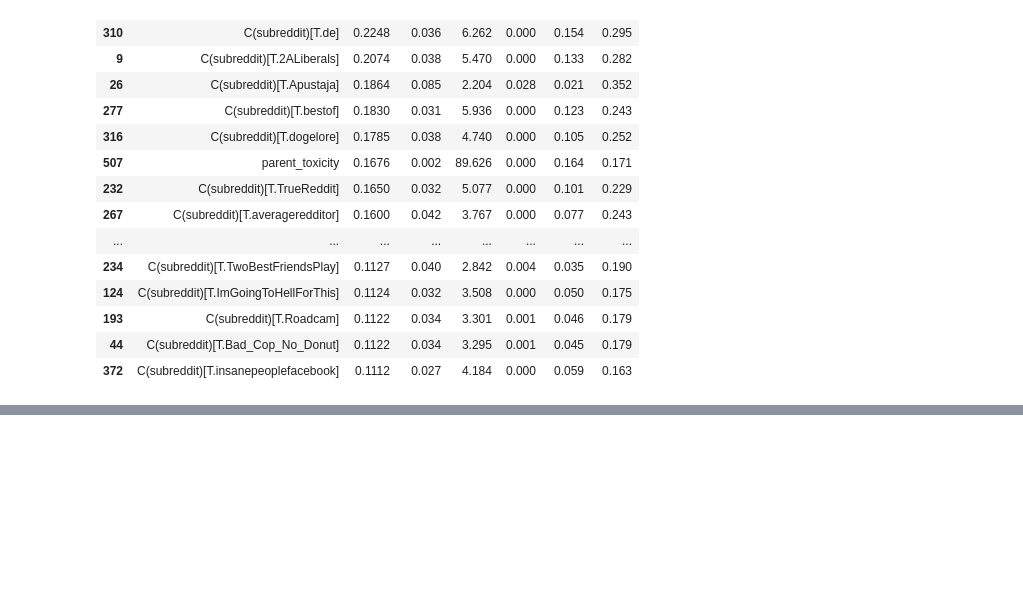
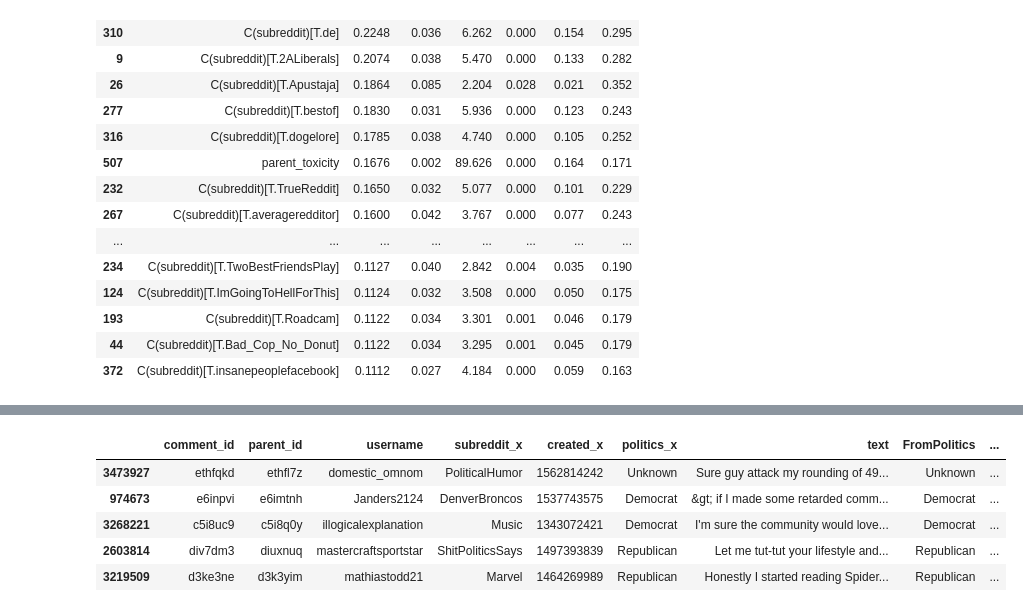
Before and after one commit to davidjurgens/reddit-political-affiliation, a Jupyter notebook: src/features/interactions/Untitled.ipynb, the cells around one changed output, grey strips where cells are left out. Saved outputs shown, nothing was run; the diff lists cells and outputs as text; code cells hidden in the pictures; blank space fills up the shorter version.

```diff
--- a/src/features/interactions/Untitled.ipynb
+++ b/src/features/interactions/Untitled.ipynb
@@ -443,0 +389,15 @@ train_cong
+# %%
+sorted_train_cong=train_cong.sort_values(["username","source"])
+distinct_train_cong=sorted_train_cong.drop_duplicates(subset="username",keep="first")
+distinct_train_cong=distinct_train_cong.sample(frac=1)
+# %%
+sorted_test_cong=test_cong.sort_values(["username","source"])
+distinct_test_cong=sorted_test_cong.drop_duplicates(subset="username",keep="first")
+distinct_test_cong=distinct_test_cong.sample(frac=1)
+# %%
+sorted_dev_cong=dev_cong.sort_values(["username","source"])
+distinct_dev_cong=sorted_dev_cong.drop_duplicates(subset="username",keep="first")
+distinct_dev_cong=distinct_dev_cong.sample(frac=1)
+# %%
+all_cong=pd.concat([distinct_train_cong,distinct_test_cong,distinct_dev_cong])
+all_cong.head()
@@ -461,0 +428,12 @@ train_df_comments.head()
+# %%
+all_data=all_data.drop(columns=['Unnamed: 0'])#,'Unnamed: 0.1.1'])
+merged_all_data=pd.merge(all_data,all_cong,on='username')
+merged_all_data=merged_all_data.sample(frac=1)
+merged_all_data.head()
+# %% [output]
+|  | comment_id | parent_id | username | subreddit_x | created_x | politics_x | text | FromPolitics | ... |
+| 3473927 | ethfqkd | ethfl7z | domestic_omnom | PoliticalHumor | 1562814242 | Unknown | Sure guy attack my rounding of 49... | Unknown | ... |
+| 974673 | e6inpvi | e6imtnh | Janders2124 | DenverBroncos | 1537743575 | Democrat | &gt; if I made some retarded comm... | Democrat | ... |
+| 3268221 | c5i8uc9 | c5i8q0y | illogicalexplanation | Music | 1343072421 | Democrat | I'm sure the community would love... | Democrat | ... |
+| 2603814 | div7dm3 | diuxnuq | mastercraftsportstar | ShitPoliticsSays | 1497393839 | Republican | Let me tut-tut your lifestyle and... | Republican | ... |
+| 3219509 | d3ke3ne | d3k3yim | mathiastodd21 | Marvel | 1464269989 | Republican | Honestly I started reading Spider... | Republican | ... |
```
Also changed, not shown: parts of 31 cells of this notebook, 1 other file.
